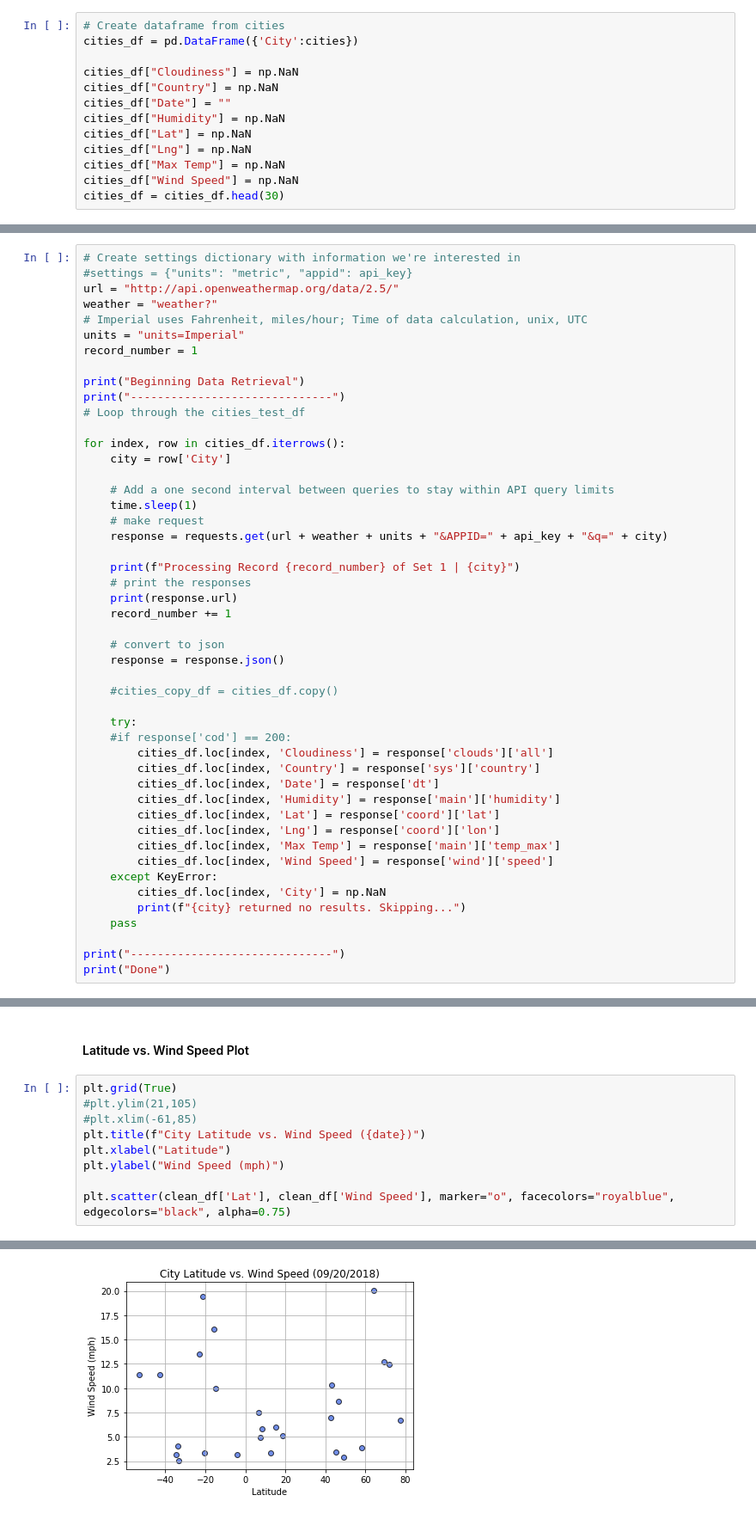
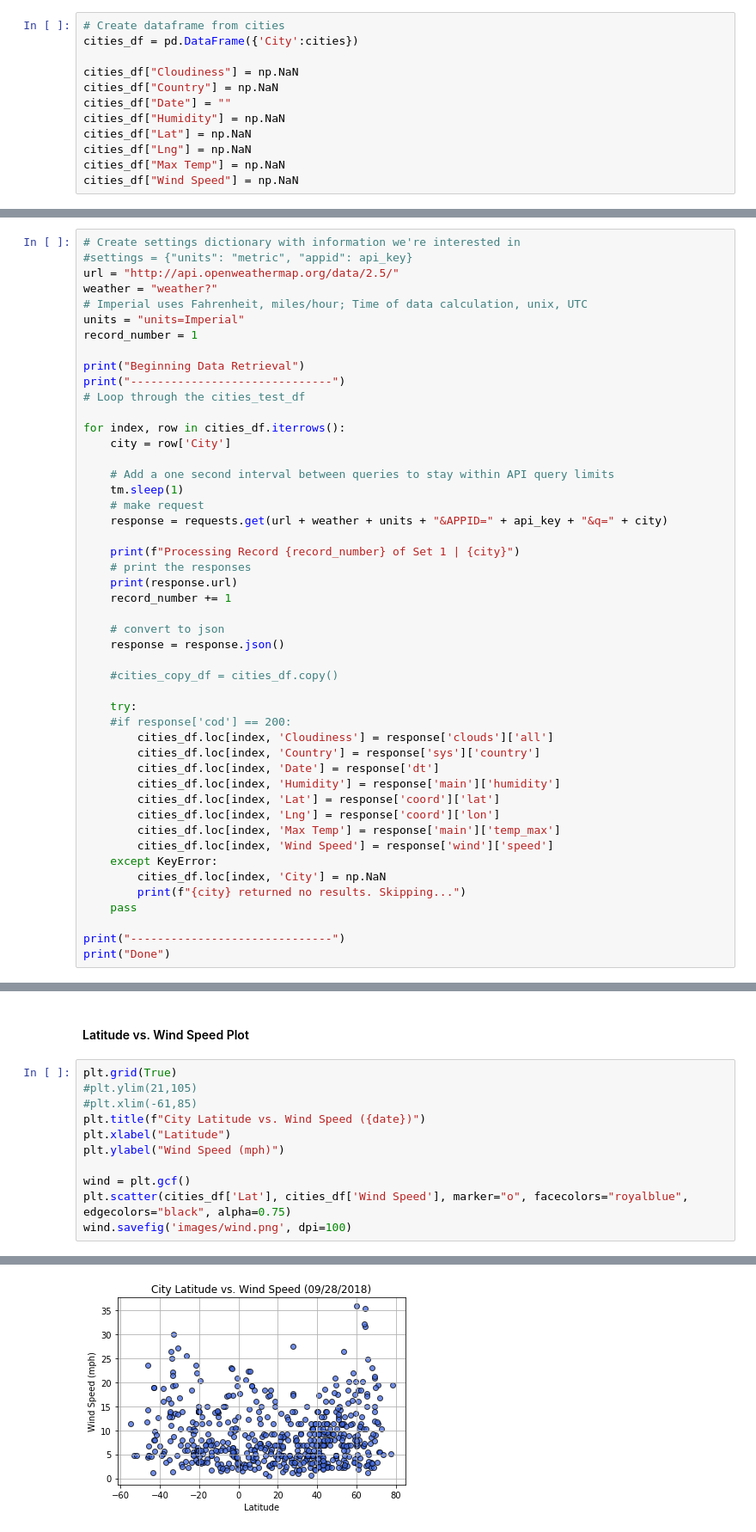
Before and after one commit to reedkm/api-weather, a Jupyter notebook: WeatherPy_Reed.ipynb, the cells around one changed output, grey strips where cells are left out. Shown at 86% size. Drawn from its saved outputs; the diff is of its cells as text.

```diff
--- a/WeatherPy_Reed.ipynb
+++ b/WeatherPy_Reed.ipynb
@@ -65,7 +60,6 @@ cities_df["Lat"] = np.NaN
 cities_df["Lng"] = np.NaN
 cities_df["Max Temp"] = np.NaN
 cities_df["Wind Speed"] = np.NaN
-cities_df = cities_df.head(30)
 # %% [markdown]
 ### Perform API Calls
 * Perform a weather check on each city using a series of successive API calls.
@@ -87,7 +81,7 @@ for index, row in cities_df.iterrows():
     city = row['City']
 
     # Add a one second interval between queries to stay within API query limits
-    time.sleep(1)
+    tm.sleep(1)
     # make request
     response = requests.get(url + weather + units + "&APPID=" + api_key + "&q=" + city)
 
@@ -308,5 +229,7 @@ plt.title(f"City Latitude vs. Wind Speed ({date})")
 plt.xlabel("Latitude")
 plt.ylabel("Wind Speed (mph)")
 
-plt.scatter(clean_df['Lat'], clean_df['Wind Speed'], marker="o", facecolors="royalblue", edgecolors="black", alpha=0.75)
+wind = plt.gcf()
+plt.scatter(cities_df['Lat'], cities_df['Wind Speed'], marker="o", facecolors="royalblue", edgecolors="black", alpha=0.75)
+wind.savefig('images/wind.png', dpi=100)
 # %% [output]
@@ -314 +236 @@ plt.scatter(clean_df['Lat'], clean_df['Wind Speed'], marker="o", facecolors="roy
-[figure, old version]
+[figure, new version]
```
Also changed, not shown: parts of 21 cells of this notebook, 8 other files.
